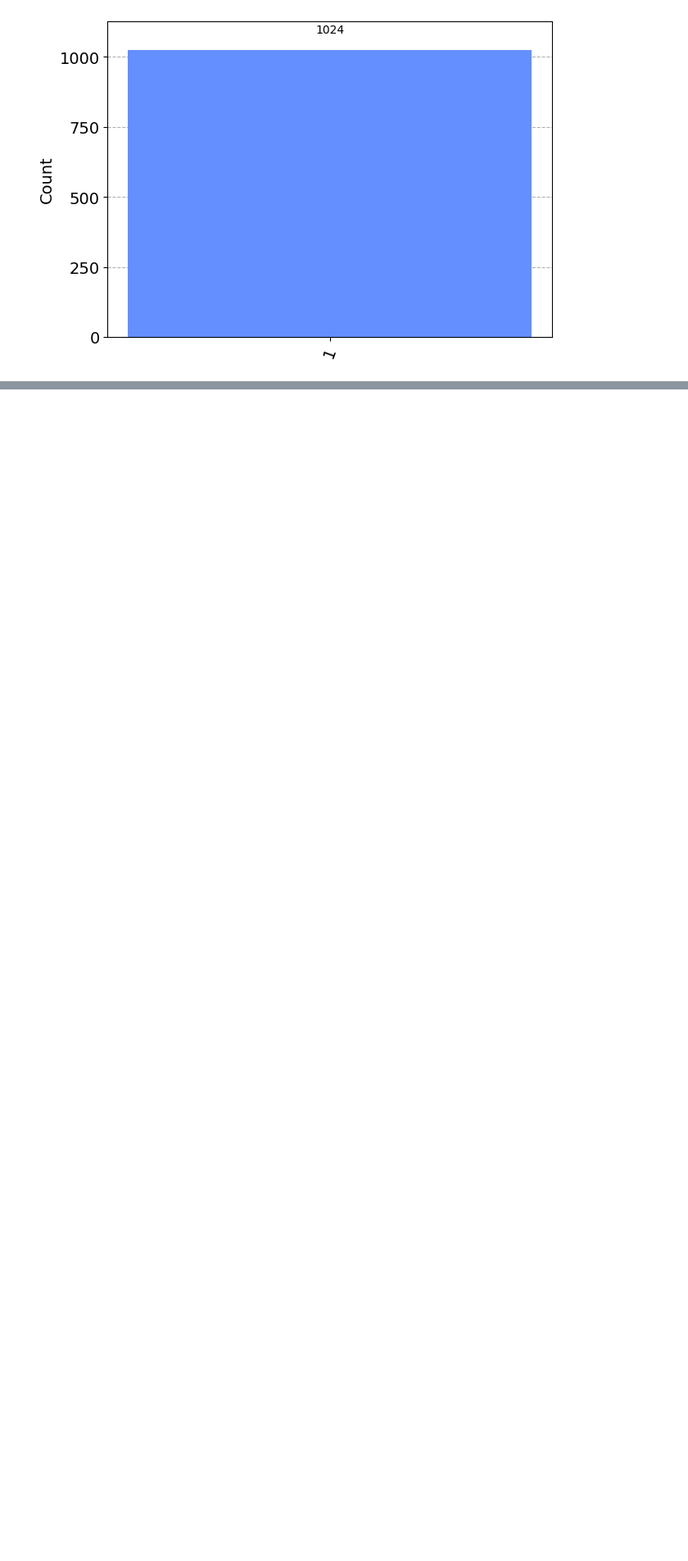
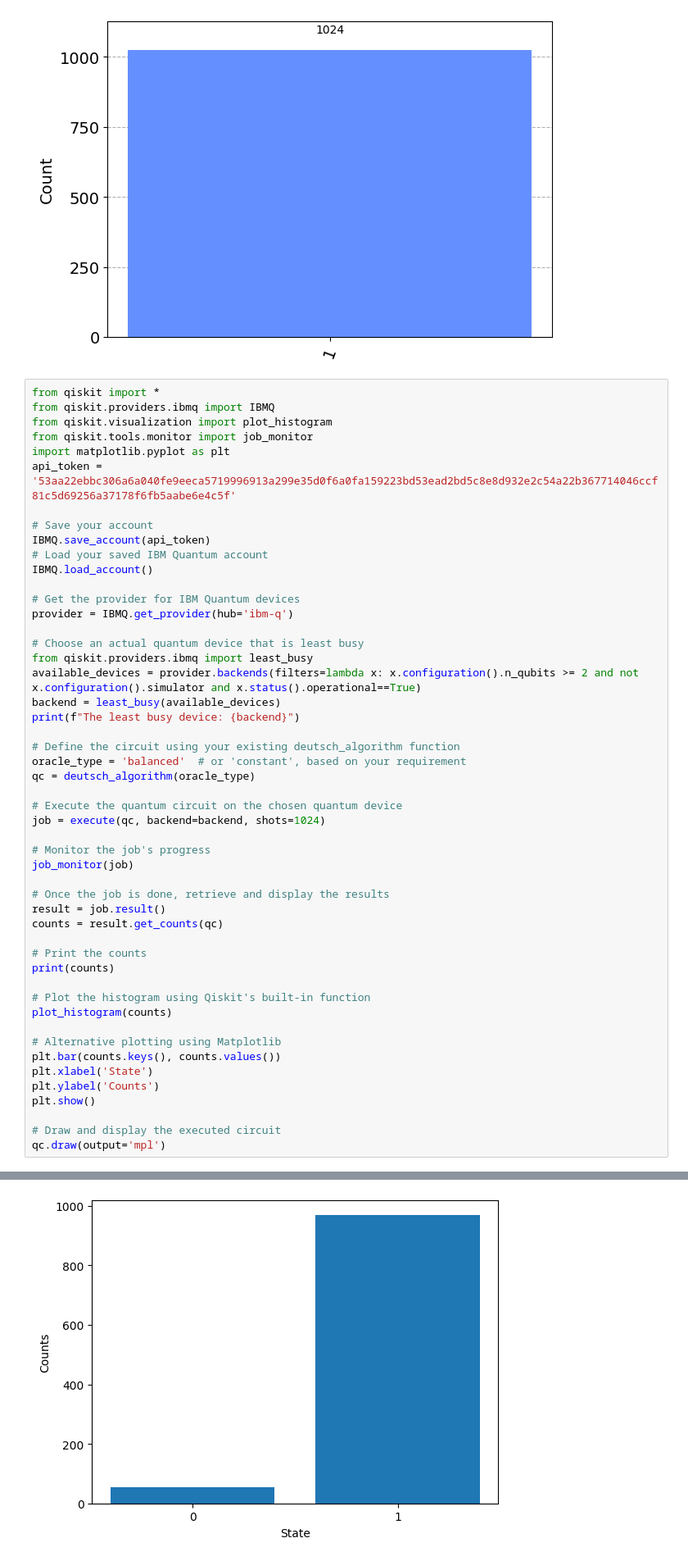
Before and after one commit to The-Mad-Ryanosaurus/Emerging-Technologies, a Jupyter notebook: project.ipynb, the cells around one changed output, grey strips where cells are left out. Shown at 82% size. Saved outputs shown, nothing was run; the diff lists cells and outputs as text; blank space fills up the shorter version.

Commit message:
D.Algo on real world simulator - IBM Quantum Platform

```diff
--- a/project.ipynb
+++ b/project.ipynb
@@ -449,3 +449,54 @@ counts = result.get_counts(qc)
 plot_histogram(counts)
 # %% [output]
 [figure]
+# %%
+from qiskit import *
+from qiskit.providers.ibmq import IBMQ
+from qiskit.visualization import plot_histogram
+from qiskit.tools.monitor import job_monitor
+import matplotlib.pyplot as plt
+api_token = '53aa22ebbc306a6a040fe9eeca5719996913a299e35d0f6a0fa159223bd53ead2bd5c8e8d932e2c54a22b367714046ccf81c5d69256a37178f6fb5aabe6e4c5f'
+
+# Save your account
+IBMQ.save_account(api_token)
+# Load your saved IBM Quantum account
+IBMQ.load_account()
+
+# Get the provider for IBM Quantum devices
+provider = IBMQ.get_provider(hub='ibm-q')
+
+# Choose an actual quantum device that is least busy
+from qiskit.providers.ibmq import least_busy
+available_devices = provider.backends(filters=lambda x: x.configuration().n_qubits >= 2 and not x.configuration().simulator and x.status().operational==True)
+backend = least_busy(available_devices)
+print(f"The least busy device: {backend}")
+
+# Define the circuit using your existing deutsch_algorithm function
+oracle_type = 'balanced'  # or 'constant', based on your requirement
+qc = deutsch_algorithm(oracle_type)
+
+# Execute the quantum circuit on the chosen quantum device
+job = execute(qc, backend=backend, shots=1024)
+
+# Monitor the job's progress
+job_monitor(job)
+
+# Once the job is done, retrieve and display the results
+result = job.result()
+counts = result.get_counts(qc)
+
+# Print the counts
+print(counts)
+
+# Plot the histogram using Qiskit's built-in function
+plot_histogram(counts)
+
+# Alternative plotting using Matplotlib
+plt.bar(counts.keys(), counts.values())
+plt.xlabel('State')
+plt.ylabel('Counts')
+plt.show()
+
+# Draw and display the executed circuit
+qc.draw(output='mpl')
+# %% [output]
@@ -451,0 +508 @@ plot_histogram(counts)
+[figure, added]
```
Also changed, not shown: parts of 3 cells of this notebook, 2 other files.
